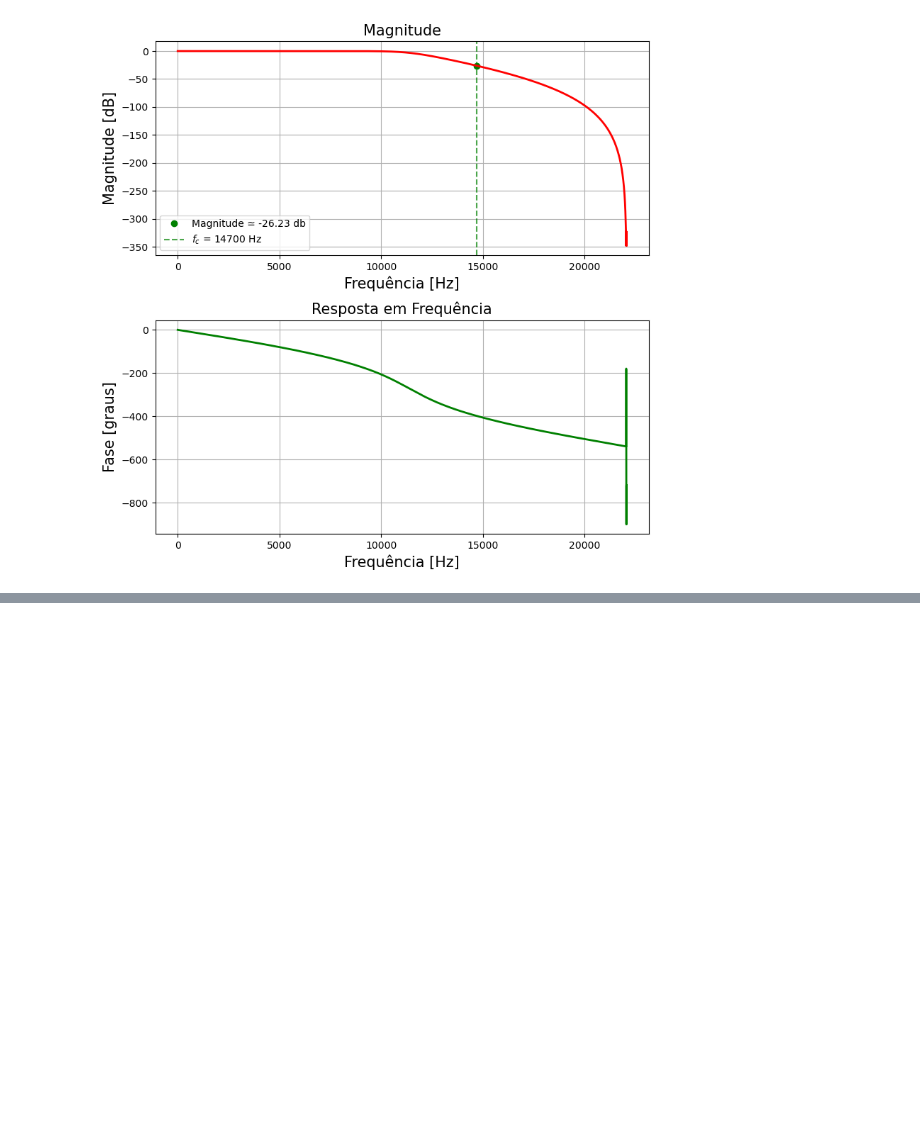
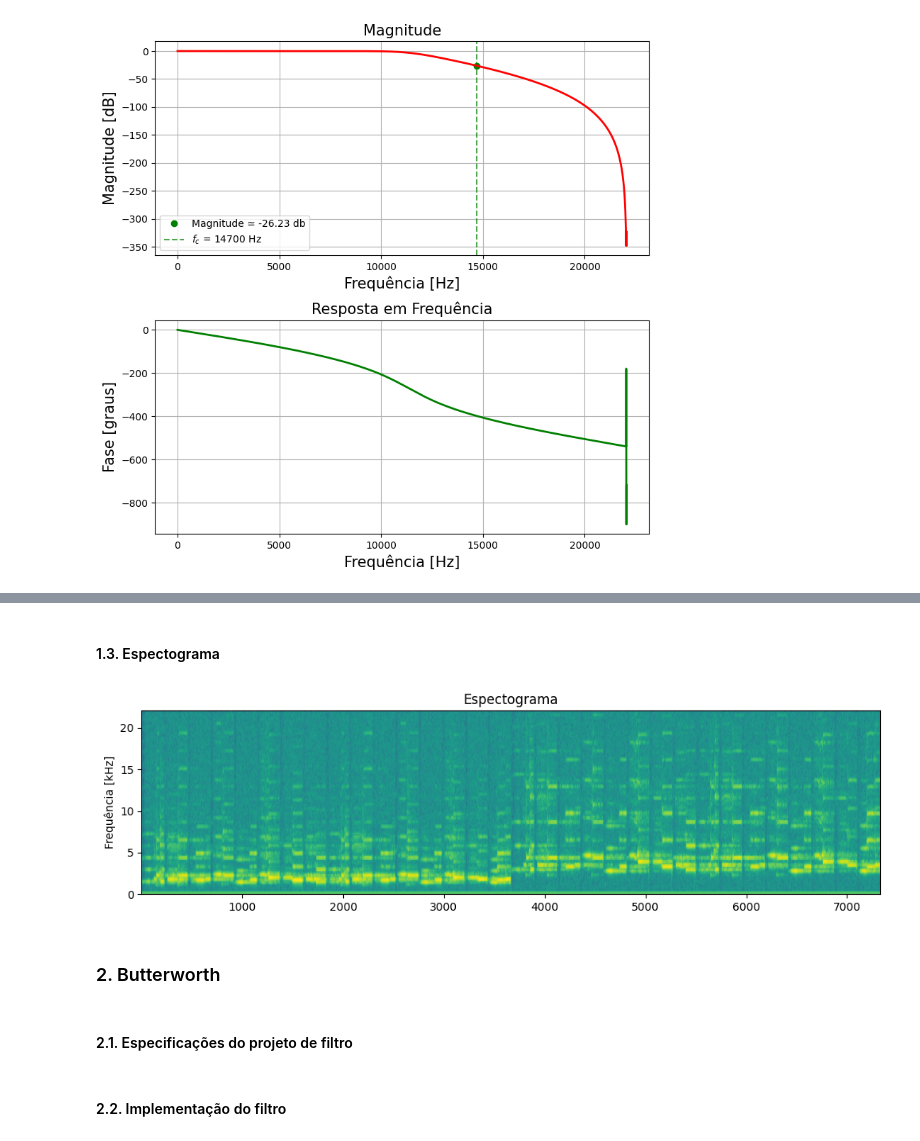
Before and after one commit to gabrielsandrade/ENGC26-20231, a Jupyter notebook: problema_2.ipynb, the cells around one changed output, grey strips where cells are left out. Cells and saved outputs as stored; diff of their text form; code cells hidden in the pictures; blank space fills up the shorter version.

```diff
--- a/problema_2.ipynb
+++ b/problema_2.ipynb
@@ -155,0 +206,14 @@ Amplitude na frequência de corte: -26.234189751596514 dB
+# %% [markdown]
+#### 1.3. Espectograma
+# %%
+plt.figure(figsize=(12, 3))
+plt.specgram(samples, Fs=fs/1000, sides='onesided')
+plt.title('Espectograma')
+plt.ylabel('Frequência [kHz]')
+plt.show()
+# %% [output]
+[figure, added]
+# %% [markdown]
+### 2. Butterworth
+# %% [markdown]
+#### 2.1. Especificações do projeto de filtro
@@ -155,0 +232,2 @@ Amplitude na frequência de corte: -26.234189751596514 dB
+# %% [markdown]
+#### 2.2. Implementação do filtro
```
Also changed, not shown: parts of 28 cells of this notebook, 1 other file.
